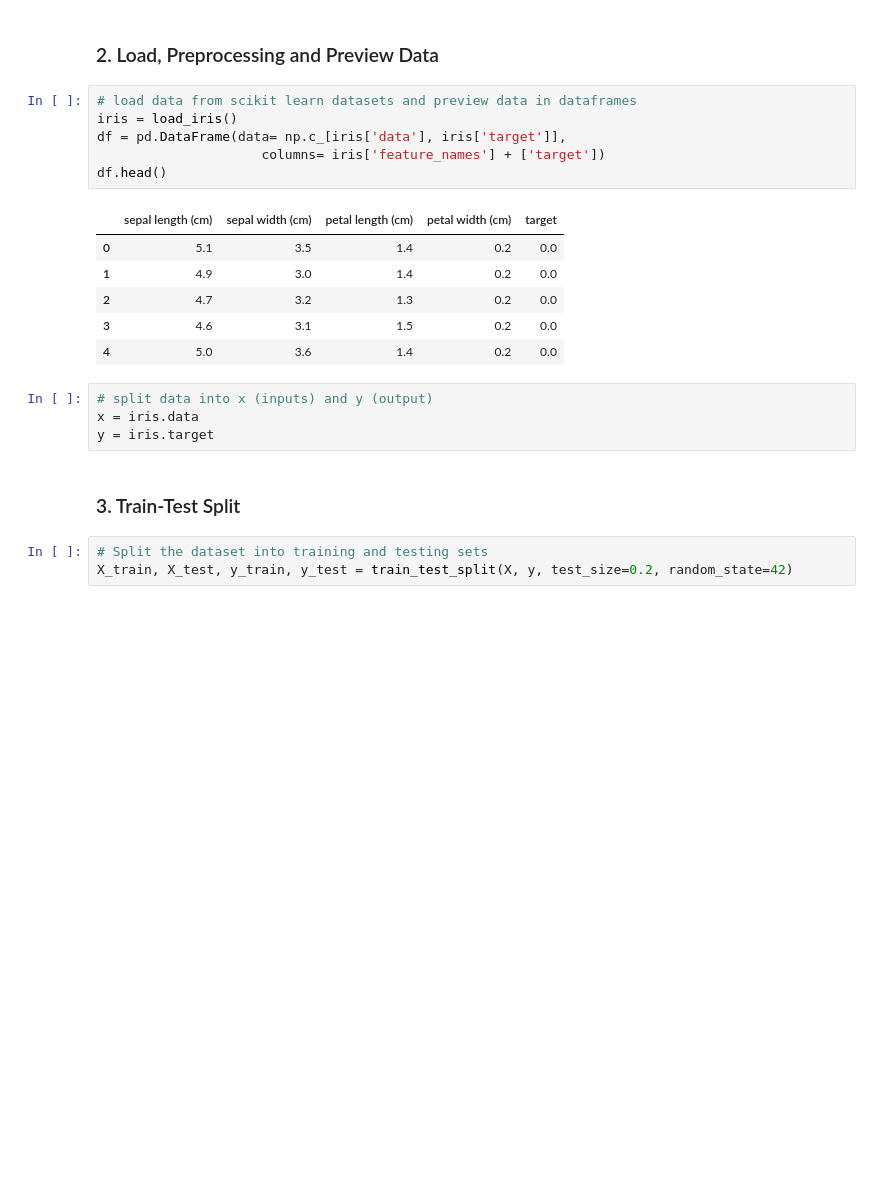
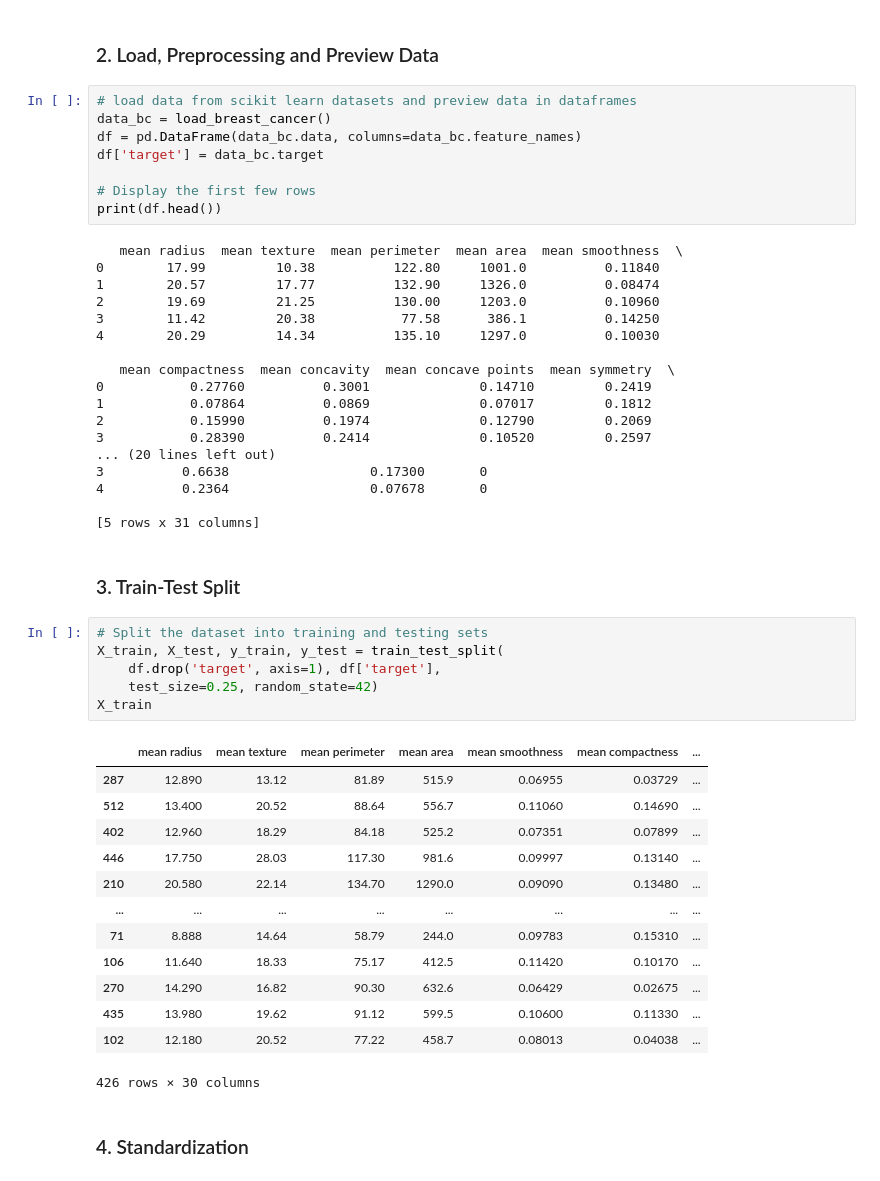
Before and after one commit to joecinng/python-ml, a Jupyter notebook: week3/intro-scikit-learn.ipynb, the cells around one changed output. Cells and saved outputs as stored; diff of their text form; blank space fills up the shorter version.

```diff
--- a/week3/intro-scikit-learn.ipynb
+++ b/week3/intro-scikit-learn.ipynb
@@ -31,23 +25,51 @@ from sklearn.datasets import load_iris
 ### 2. Load, Preprocessing and Preview Data
 # %%
 # load data from scikit learn datasets and preview data in dataframes
-iris = load_iris()
-df = pd.DataFrame(data= np.c_[iris['data'], iris['target']],
-                     columns= iris['feature_names'] + ['target'])
-df.head()
+data_bc = load_breast_cancer()
+df = pd.DataFrame(data_bc.data, columns=data_bc.feature_names)
+df['target'] = data_bc.target
+
+# Display the first few rows
+print(df.head())
 # %% [output]
-|  | sepal length (cm) | sepal width (cm) | petal length (cm) | petal width (cm) | target |
-| 0 | 5.1 | 3.5 | 1.4 | 0.2 | 0.0 |
-| 1 | 4.9 | 3.0 | 1.4 | 0.2 | 0.0 |
-| 2 | 4.7 | 3.2 | 1.3 | 0.2 | 0.0 |
-| 3 | 4.6 | 3.1 | 1.5 | 0.2 | 0.0 |
-| 4 | 5.0 | 3.6 | 1.4 | 0.2 | 0.0 |
+   mean radius  mean texture  mean perimeter  mean area  mean smoothness  \
+0        17.99         10.38          122.80     1001.0          0.11840
+1        20.57         17.77          132.90     1326.0          0.08474
+2        19.69         21.25          130.00     1203.0          0.10960
+3        11.42         20.38           77.58      386.1          0.14250
+4        20.29         14.34          135.10     1297.0          0.10030
+
+   mean compactness  mean concavity  mean concave points  mean symmetry  \
+0           0.27760          0.3001              0.14710         0.2419
+1           0.07864          0.0869              0.07017         0.1812
+2           0.15990          0.1974              0.12790         0.2069
+3           0.28390          0.2414              0.10520         0.2597
+... (20 lines left out)
+3          0.6638                  0.17300       0
+4          0.2364                  0.07678       0
+
+[5 rows x 31 columns]
-# %%
-# split data into x (inputs) and y (output)
-x = iris.data
-y = iris.target
 # %% [markdown]
 ### 3. Train-Test Split
 # %%
 # Split the dataset into training and testing sets
-X_train, X_test, y_train, y_test = train_test_split(X, y, test_size=0.2, random_state=42)
+X_train, X_test, y_train, y_test = train_test_split(
+    df.drop('target', axis=1), df['target'],
+    test_size=0.25, random_state=42)
+X_train
+# %% [output]
+|  | mean radius | mean texture | mean perimeter | mean area | mean smoothness | mean compactness | ... |
+| 287 | 12.890 | 13.12 | 81.89 | 515.9 | 0.06955 | 0.03729 | ... |
+| 512 | 13.400 | 20.52 | 88.64 | 556.7 | 0.11060 | 0.14690 | ... |
+| 402 | 12.960 | 18.29 | 84.18 | 525.2 | 0.07351 | 0.07899 | ... |
+| 446 | 17.750 | 28.03 | 117.30 | 981.6 | 0.09997 | 0.13140 | ... |
+| 210 | 20.580 | 22.14 | 134.70 | 1290.0 | 0.09090 | 0.13480 | ... |
+| ... | ... | ... | ... | ... | ... | ... | ... |
+| 71 | 8.888 | 14.64 | 58.79 | 244.0 | 0.09783 | 0.15310 | ... |
+| 106 | 11.640 | 18.33 | 75.17 | 412.5 | 0.11420 | 0.10170 | ... |
+| 270 | 14.290 | 16.82 | 90.30 | 632.6 | 0.06429 | 0.02675 | ... |
+| 435 | 13.980 | 19.62 | 91.12 | 599.5 | 0.10600 | 0.11330 | ... |
+| 102 | 12.180 | 20.52 | 77.22 | 458.7 | 0.08013 | 0.04038 | ... |
+426 rows × 30 columns
+# %% [markdown]
+### 4. Standardization
```
Also changed, not shown: parts of 17 cells of this notebook.
